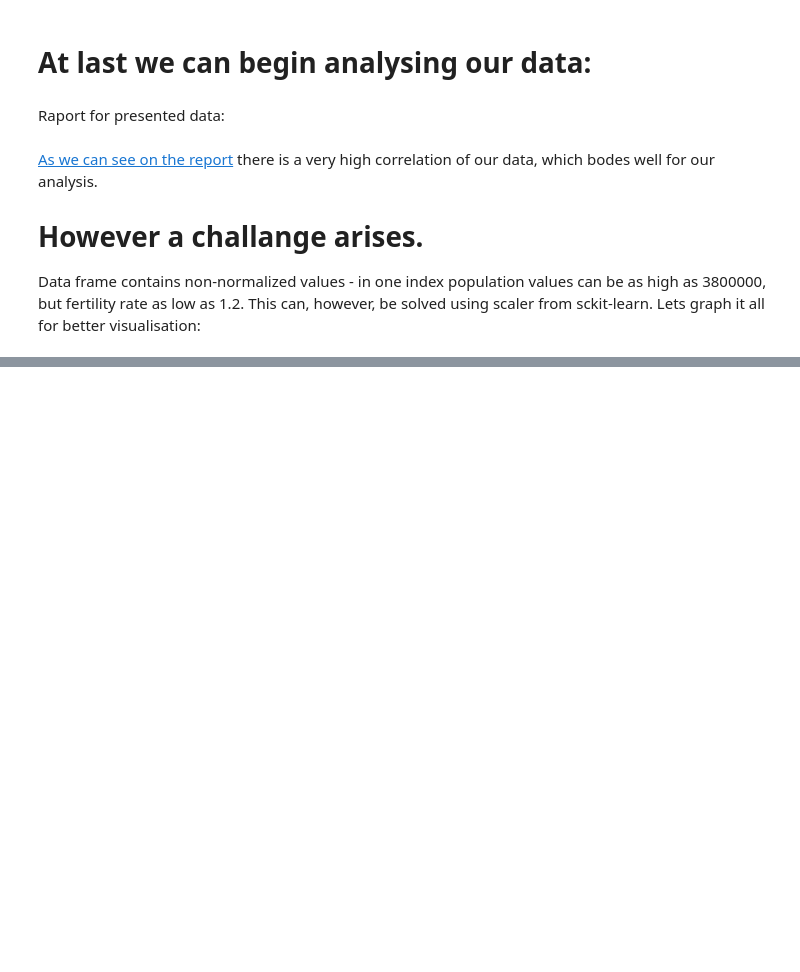
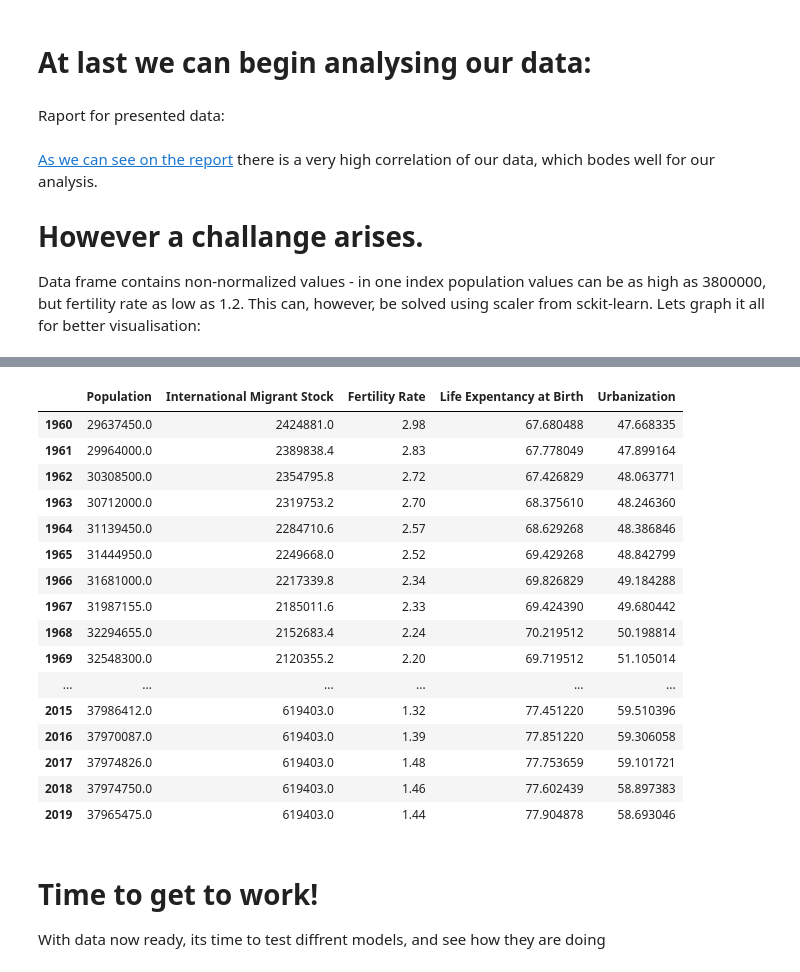
Before and after one commit to coolka1234/scikit-learn-poland-demography, a Jupyter notebook: demografia_polski.ipynb, the cells around one changed output, grey strips where cells are left out. Drawn from its saved outputs; the diff is of its cells as text; code cells hidden in the pictures; blank space fills up the shorter version.

```diff
--- a/demografia_polski.ipynb
+++ b/demografia_polski.ipynb
@@ -290,0 +312,24 @@ plt.savefig('poliand_demographics_statistics.png')
+# %%
+final_data = final_data.drop(final_data.index[-3:])
+final_data
+# %% [output]
+|  | Population | International Migrant Stock | Fertility Rate | Life Expentancy at Birth | Urbanization |
+| 1960 | 29637450.0 | 2424881.0 | 2.98 | 67.680488 | 47.668335 |
+| 1961 | 29964000.0 | 2389838.4 | 2.83 | 67.778049 | 47.899164 |
+| 1962 | 30308500.0 | 2354795.8 | 2.72 | 67.426829 | 48.063771 |
+| 1963 | 30712000.0 | 2319753.2 | 2.70 | 68.375610 | 48.246360 |
+| 1964 | 31139450.0 | 2284710.6 | 2.57 | 68.629268 | 48.386846 |
+| 1965 | 31444950.0 | 2249668.0 | 2.52 | 69.429268 | 48.842799 |
+| 1966 | 31681000.0 | 2217339.8 | 2.34 | 69.826829 | 49.184288 |
+| 1967 | 31987155.0 | 2185011.6 | 2.33 | 69.424390 | 49.680442 |
+| 1968 | 32294655.0 | 2152683.4 | 2.24 | 70.219512 | 50.198814 |
+| 1969 | 32548300.0 | 2120355.2 | 2.20 | 69.719512 | 51.105014 |
+| ... | ... | ... | ... | ... | ... |
+| 2015 | 37986412.0 | 619403.0 | 1.32 | 77.451220 | 59.510396 |
+| 2016 | 37970087.0 | 619403.0 | 1.39 | 77.851220 | 59.306058 |
+| 2017 | 37974826.0 | 619403.0 | 1.48 | 77.753659 | 59.101721 |
+| 2018 | 37974750.0 | 619403.0 | 1.46 | 77.602439 | 58.897383 |
+| 2019 | 37965475.0 | 619403.0 | 1.44 | 77.904878 | 58.693046 |
+# %% [markdown]
+# Time to get to work!
+With data now ready, its time to test diffrent models, and see how they are doing
```
Also changed, not shown: parts of 7 cells of this notebook, 3 other files.
